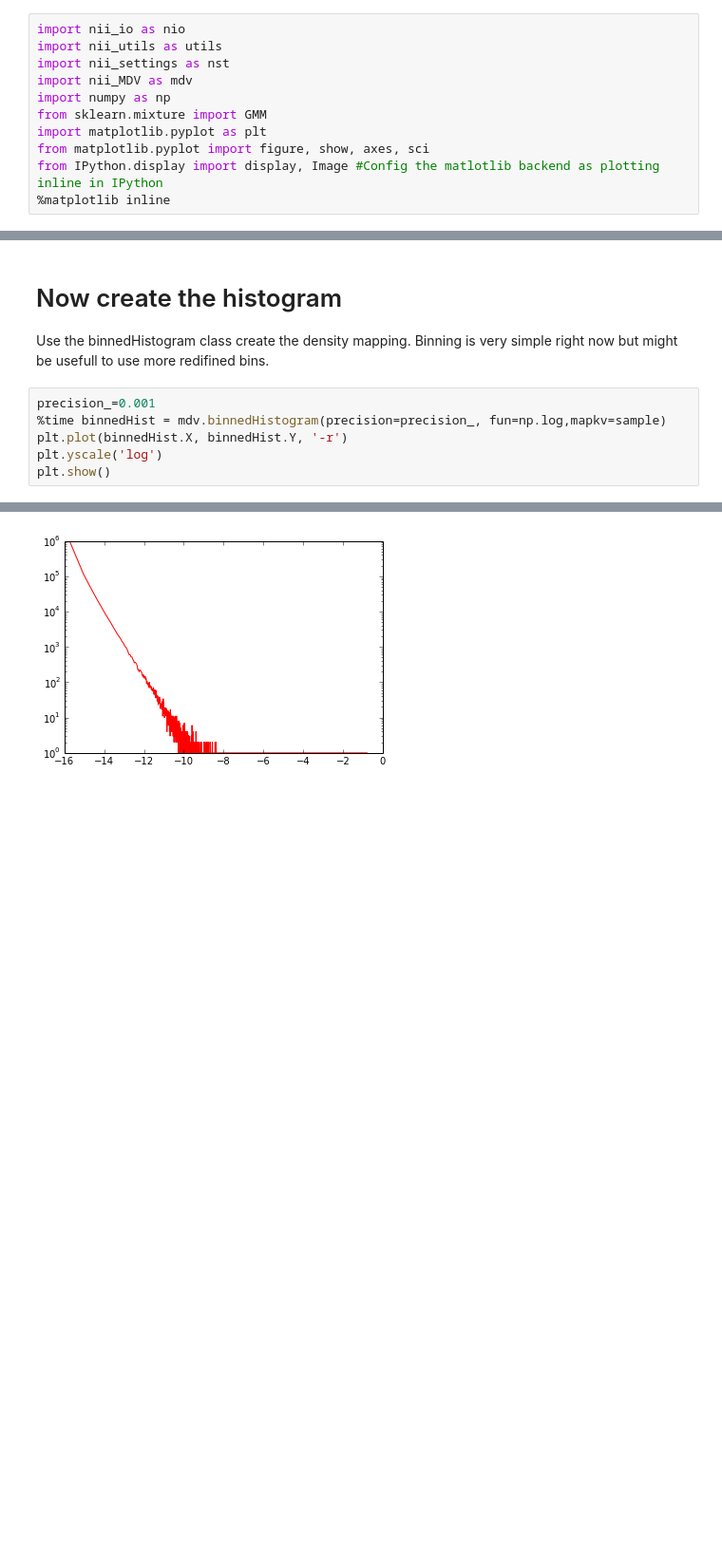
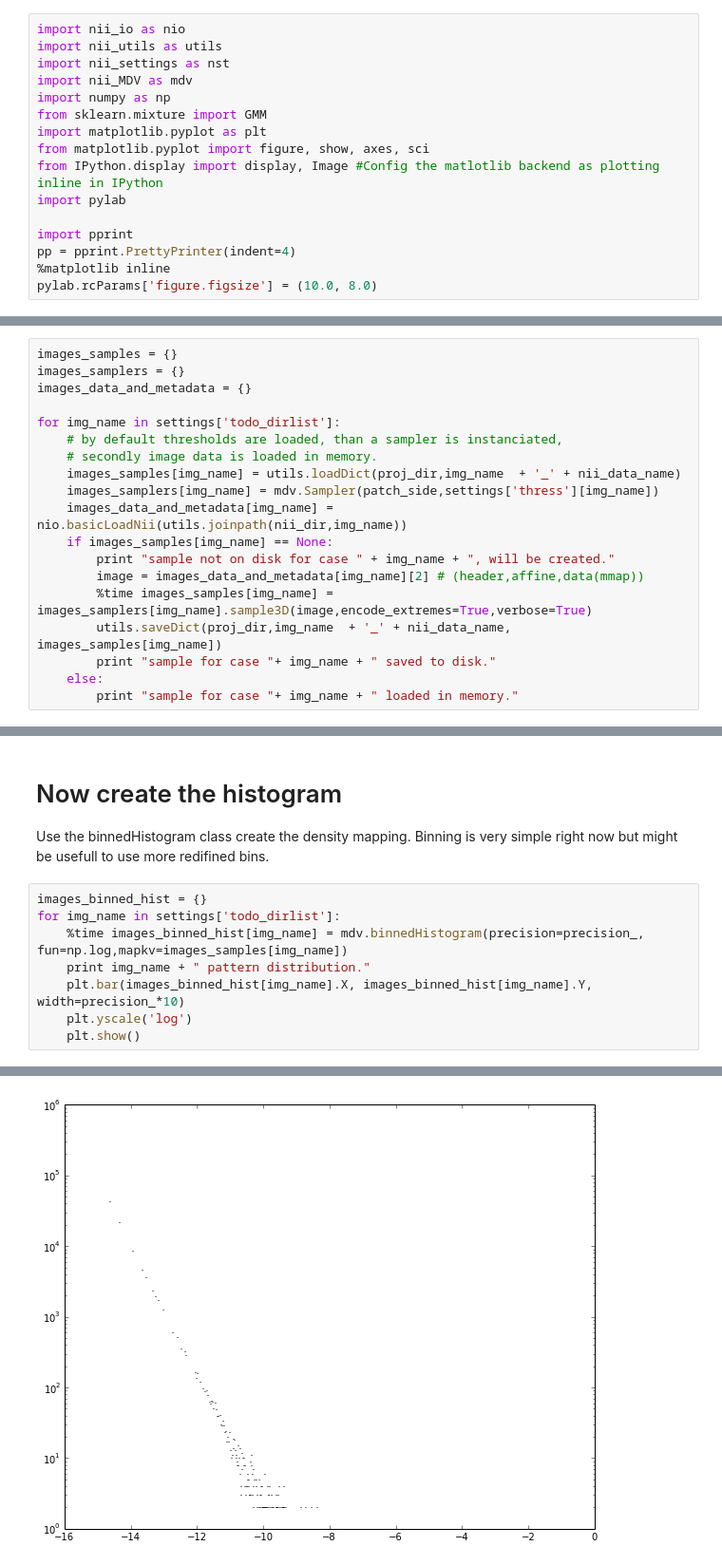
Before and after one commit to marioviti/Med_Imaging, a Jupyter notebook: imaging/3d sampling.ipynb, the cells around one changed output, grey strips where cells are left out. Shown at 95% size. Cells and saved outputs as stored; diff of their text form; blank space fills up the shorter version.

Commit message:
Patches
done with 3D stuff. there was a bug but it has been fixed.

```diff
--- a/imaging/3d sampling.ipynb
+++ b/imaging/3d sampling.ipynb
@@ -10,7 +26,12 @@ from sklearn.mixture import GMM
 import matplotlib.pyplot as plt
 from matplotlib.pyplot import figure, show, axes, sci
 from IPython.display import display, Image #Config the matlotlib backend as plotting inline in IPython
+import pylab
+
+import pprint
+pp = pprint.PrettyPrinter(indent=4)
 %matplotlib inline
+pylab.rcParams['figure.figsize'] = (10.0, 8.0)
 # %% [markdown]
 # Settings
 # %%
@@ -68,0 +91,19 @@ sample present.
+# %%
+images_samples = {}
+images_samplers = {}
+images_data_and_metadata = {}
+
+for img_name in settings['todo_dirlist']:
+    # by default thresholds are loaded, than a sampler is instanciated,
+    # secondly image data is loaded in memory.
+    images_samples[img_name] = utils.loadDict(proj_dir,img_name  + '_' + nii_data_name)
+    images_samplers[img_name] = mdv.Sampler(patch_side,settings['thress'][img_name])
+    images_data_and_metadata[img_name] = nio.basicLoadNii(utils.joinpath(nii_dir,img_name))
+    if images_samples[img_name] == None:
+        print "sample not on disk for case " + img_name + ", will be created."
+        image = images_data_and_metadata[img_name][2] # (header,affine,data(mmap))
+        %time images_samples[img_name] = images_samplers[img_name].sample3D(image,encode_extremes=True,verbose=True)
+        utils.saveDict(proj_dir,img_name  + '_' + nii_data_name, images_samples[img_name])
+        print "sample for case "+ img_name + " saved to disk."
+    else:
+        print "sample for case "+ img_name + " loaded in memory."
@@ -72,9 +131,11 @@ sample present.
 Use the binnedHistogram class create the density mapping.
 Binning is very simple right now but might be usefull to use more redifined bins.
 # %%
-precision_=0.001
-%time binnedHist = mdv.binnedHistogram(precision=precision_, fun=np.log,mapkv=sample)
-plt.plot(binnedHist.X, binnedHist.Y, '-r')
-plt.yscale('log')
-plt.show()
+images_binned_hist = {}
+for img_name in settings['todo_dirlist']:
+    %time images_binned_hist[img_name] = mdv.binnedHistogram(precision=precision_, fun=np.log,mapkv=images_samples[img_name])
+    print img_name + " pattern distribution."
+    plt.bar(images_binned_hist[img_name].X, images_binned_hist[img_name].Y, width=precision_*10)
+    plt.yscale('log')
+    plt.show()
 # %% [output]
@@ -83 +145 @@ Wall time: 3.45 s
-[figure, old version]
+[figure, new version]
```
Also changed, not shown: parts of 18 cells of this notebook, 5 other files.
